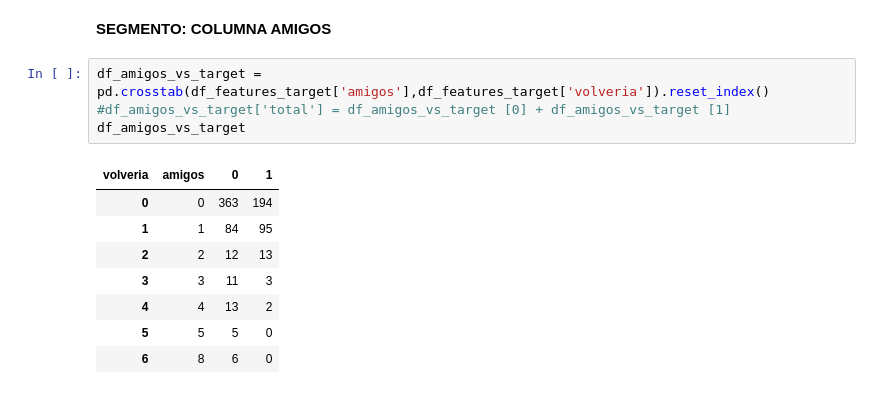
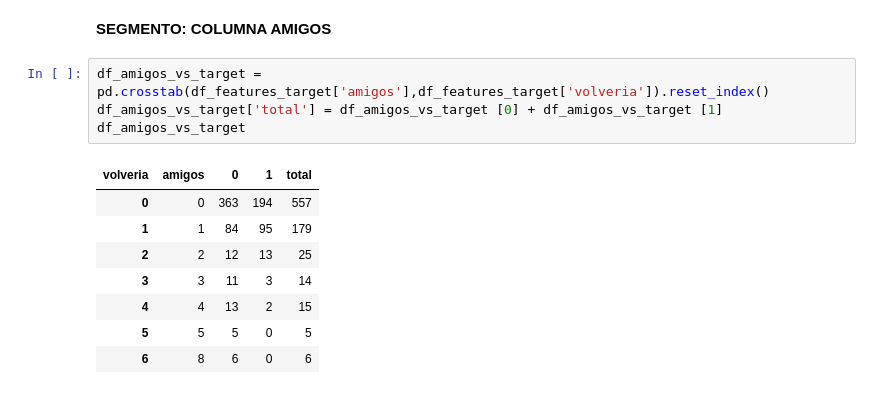
Before and after one commit to lionelguglielmone/OrgaDeCompusTP, a Jupyter notebook: tp1_main.ipynb, the cells around one changed output. Drawn from its saved outputs; the diff is of its cells as text.

```diff
--- a/tp1_main.ipynb
+++ b/tp1_main.ipynb
@@ -309,14 +302,14 @@ Como se puede observar, el mayor porcentaje de personas que volverian a un cine
 **SEGMENTO: COLUMNA AMIGOS**
 # %%
 df_amigos_vs_target = pd.crosstab(df_features_target['amigos'],df_features_target['volveria']).reset_index()
-#df_amigos_vs_target['total'] = df_amigos_vs_target [0] + df_amigos_vs_target [1]
+df_amigos_vs_target['total'] = df_amigos_vs_target [0] + df_amigos_vs_target [1]
 df_amigos_vs_target
 # %% [output]
-| volveria | amigos | 0 | 1 |
-| 0 | 0 | 363 | 194 |
-| 1 | 1 | 84 | 95 |
-| 2 | 2 | 12 | 13 |
-| 3 | 3 | 11 | 3 |
-| 4 | 4 | 13 | 2 |
-| 5 | 5 | 5 | 0 |
-| 6 | 8 | 6 | 0 |
+| volveria | amigos | 0 | 1 | total |
+| 0 | 0 | 363 | 194 | 557 |
+| 1 | 1 | 84 | 95 | 179 |
+| 2 | 2 | 12 | 13 | 25 |
+| 3 | 3 | 11 | 3 | 14 |
+| 4 | 4 | 13 | 2 | 15 |
+| 5 | 5 | 5 | 0 | 5 |
+| 6 | 8 | 6 | 0 | 6 |
```
Also changed, not shown: parts of 22 cells of this notebook.
